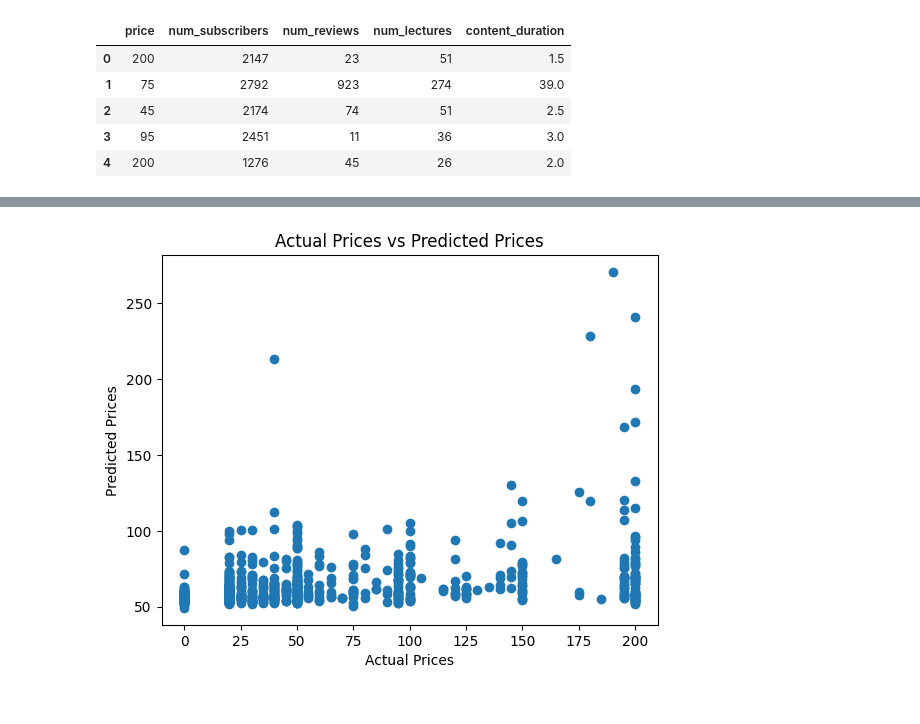
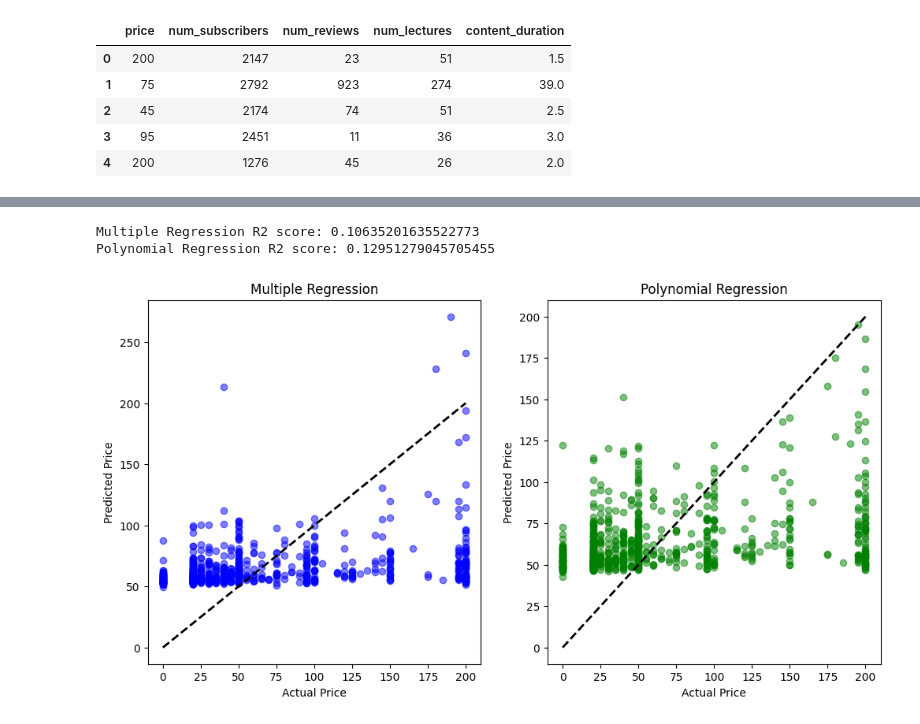
Before and after one commit to abderrahimJK/regression-model_multiple_polynomiale, a Jupyter notebook: TP2_Régression_multiple_et_polynomiale.ipynb, the cells around one changed output, grey strips where cells are left out. Saved outputs shown, nothing was run; the diff lists cells and outputs as text; code cells hidden in the pictures.

```diff
--- a/TP2_Régression_multiple_et_polynomiale.ipynb
+++ b/TP2_Régression_multiple_et_polynomiale.ipynb
@@ -53,17 +70,47 @@ y = df.iloc[:, 0].values
 X_train, X_test, y_train, y_test = train_test_split(X, y, test_size=0.2, random_state=42)
-# %%
-# Fit the model on the training data
-model = LinearRegression()
-model.fit(X_train, y_train)
-
-# Predict the prices of the courses in the test set
-y_pred = model.predict(X_test)
-
-# Plot the actual prices and predicted prices
-plt.scatter(y_test, y_pred)
-plt.xlabel('Actual Prices')
-plt.ylabel('Predicted Prices')
-plt.title('Actual Prices vs Predicted Prices')
-plt.show()
-# %% [output]
-[figure, removed]
+# %%
+
+# Multiple Regression
+multiple_regression = LinearRegression()
+multiple_regression.fit(X_train, y_train)
+y_pred_multiple = multiple_regression.predict(X_test)
+# %%
+
+# Polynomial Regression
+polynomial_features = PolynomialFeatures(degree=2)
+X_train_poly = polynomial_features.fit_transform(X_train)
+X_test_poly = polynomial_features.transform(X_test)
+# %%
+polynomial_regression = LinearRegression()
+polynomial_regression.fit(X_train_poly, y_train)
+y_pred_poly = polynomial_regression.predict(X_test_poly)
+
+# Evaluate the models
+print("Multiple Regression R2 score:", r2_score(y_test, y_pred_multiple))
+print("Polynomial Regression R2 score:", r2_score(y_test, y_pred_poly))
+# %% [output]
+Multiple Regression R2 score: 0.10635201635522773
+Polynomial Regression R2 score: 0.12951279045705455
+# %%
+import matplotlib.pyplot as plt
+
+# Plot the results
+fig, (ax1, ax2) = plt.subplots(1, 2, figsize=(12, 6))
+
+# Multiple Regression plot
+ax1.scatter(y_test, y_pred_multiple, color='blue', alpha=0.5)
+ax1.plot([y_test.min(), y_test.max()], [y_test.min(), y_test.max()], 'k--', lw=2)
+ax1.set_xlabel('Actual Price')
+ax1.set_ylabel('Predicted Price')
+ax1.set_title('Multiple Regression')
+
+# Polynomial Regression plot
+ax2.scatter(y_test, y_pred_poly, color='green', alpha=0.5)
+ax2.plot([y_test.min(), y_test.max()], [y_test.min(), y_test.max()], 'k--', lw=2)
+ax2.set_xlabel('Actual Price')
+ax2.set_ylabel('Predicted Price')
+ax2.set_title('Polynomial Regression')
+
+plt.show()
+# %% [output]
+[figure, added]
```
Also changed, not shown: parts of 5 cells of this notebook.
